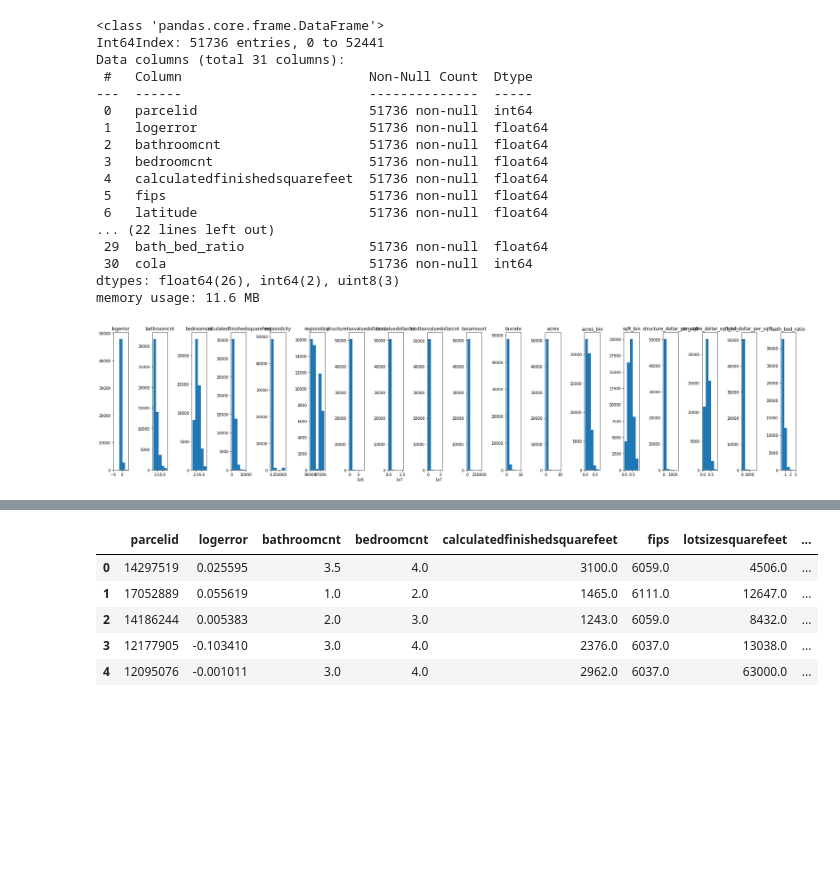
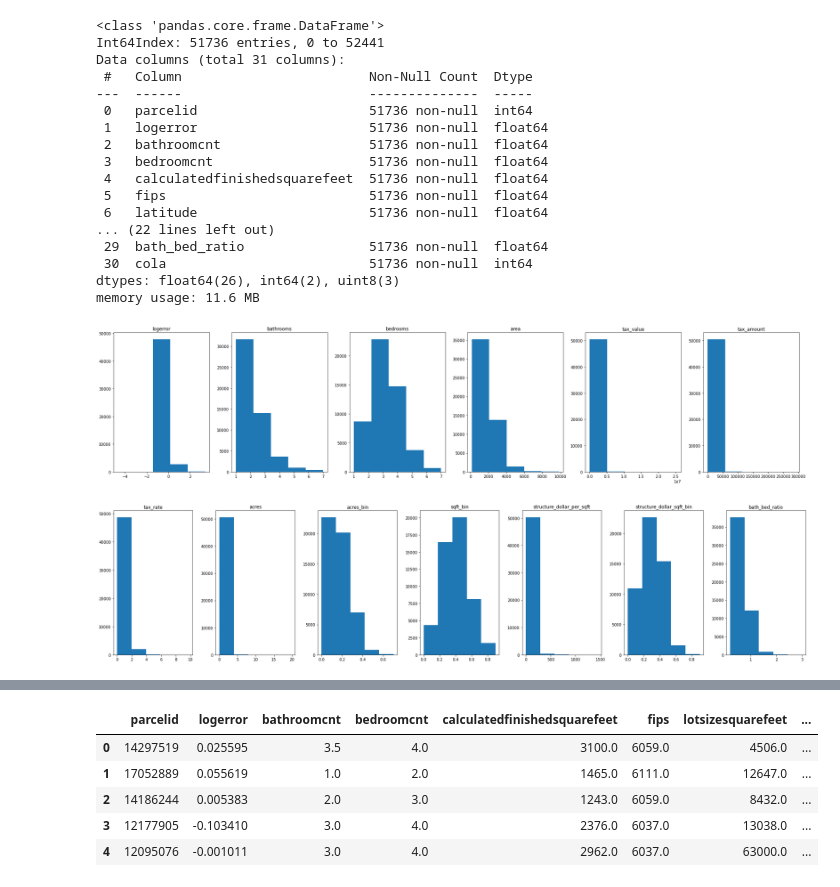
Before and after one commit to Lewis-Park-Bench/Cluster-Project, a Jupyter notebook: jenn_initial_notebook.ipynb, the cells around one changed output, grey strips where cells are left out. Cells and saved outputs as stored; diff of their text form; code cells hidden in the pictures; blank space fills up the shorter version.

```diff
--- a/jenn_initial_notebook.ipynb
+++ b/jenn_initial_notebook.ipynb
@@ -169,10 +169,18 @@ memory usage: 11.6 MB
 # %%
 # There's a few nulls, but we'll lose less than 100 entries, so I don't mind dropping them for right now.
 df = df.dropna()
-# %%
-hist_plot(df)
-# %% [output]
-[figure, removed]
+# %%
+# Splitting a copy of the data into two parts to make the graphs more visible.
+df_plot = df.copy()
+df_plot1 = df_plot.iloc[ : ,:9]
+hist_plot(df_plot1)
+plt.show()
+df_plot2 = df_plot.iloc[ : ,9:]
+hist_plot(df_plot2)
+plt.show()
+# %% [output]
+[figure, added]
+[figure, added]
 # %%
 plt.figure(figsize=(16, 3))
 cols = [col for col in df.columns if col not in ['parcelid',
```
Also changed, not shown: parts of 22 cells of this notebook, 2 other files.
